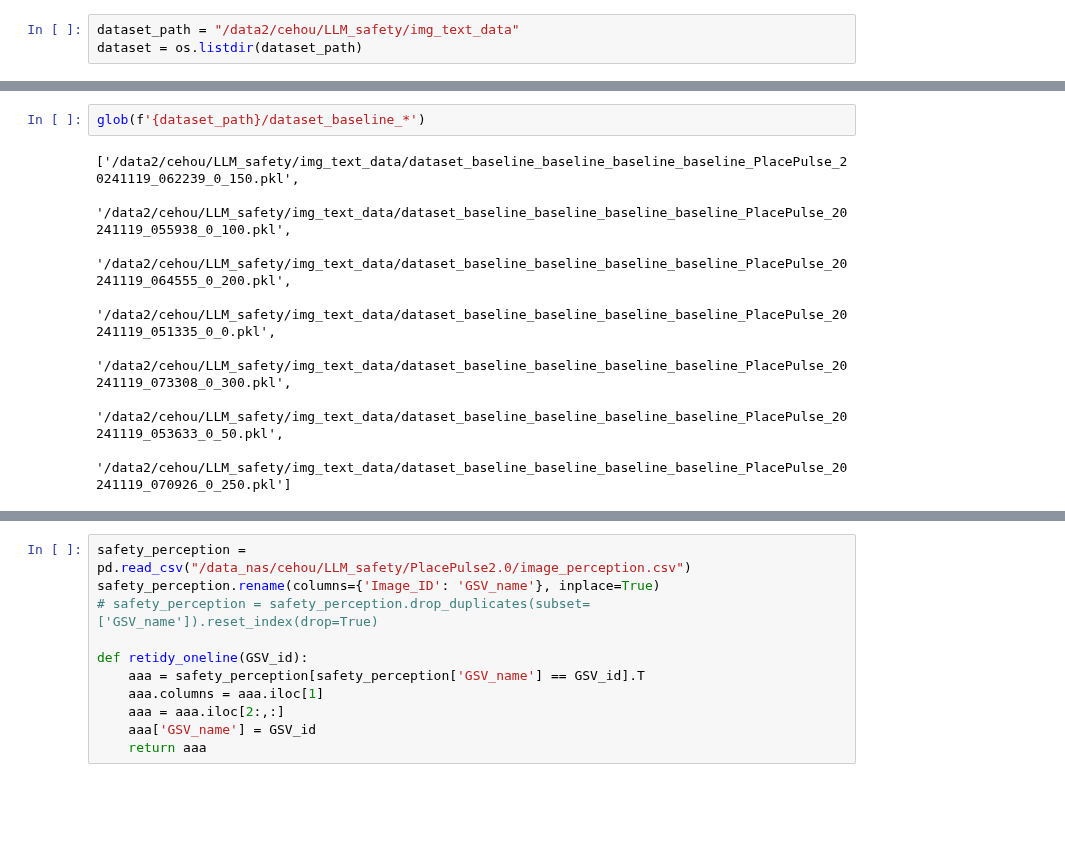
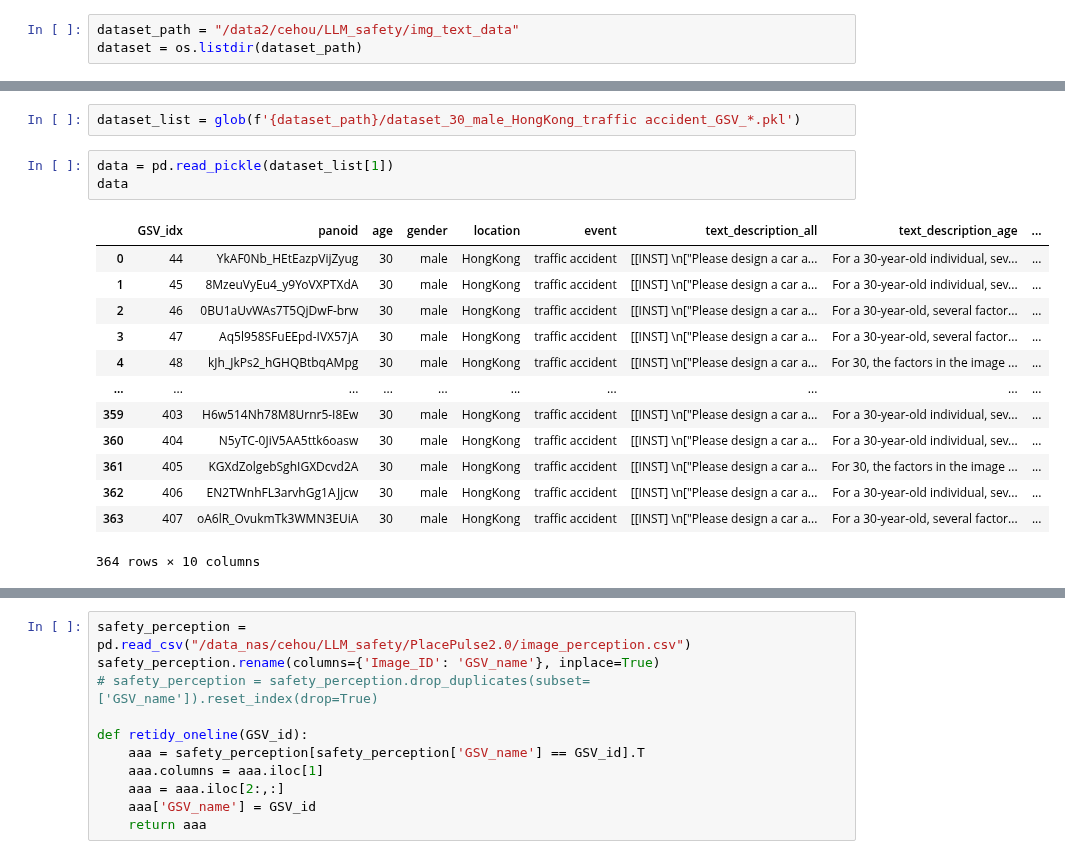
Before and after one commit to CeHouGIS/Safety_Perception_HK, a Jupyter notebook: data_merge.ipynb, the cells around one changed output, grey strips where cells are left out. Saved outputs shown, nothing was run; the diff lists cells and outputs as text; blank space fills up the shorter version.

```diff
--- a/data_merge.ipynb
+++ b/data_merge.ipynb
@@ -27,10 +17,19 @@ glob(f'/data2/cehou/LLM_safety/img_text_data/dataset_baseline_*')
-# %%
-glob(f'{dataset_path}/dataset_baseline_*')
-# %% [output]
-['/data2/cehou/LLM_safety/img_text_data/dataset_baseline_baseline_baseline_baseline_PlacePulse_20241119_062239_0_150.pkl',
- '/data2/cehou/LLM_safety/img_text_data/dataset_baseline_baseline_baseline_baseline_PlacePulse_20241119_055938_0_100.pkl',
- '/data2/cehou/LLM_safety/img_text_data/dataset_baseline_baseline_baseline_baseline_PlacePulse_20241119_064555_0_200.pkl',
- '/data2/cehou/LLM_safety/img_text_data/dataset_baseline_baseline_baseline_baseline_PlacePulse_20241119_051335_0_0.pkl',
- '/data2/cehou/LLM_safety/img_text_data/dataset_baseline_baseline_baseline_baseline_PlacePulse_20241119_073308_0_300.pkl',
- '/data2/cehou/LLM_safety/img_text_data/dataset_baseline_baseline_baseline_baseline_PlacePulse_20241119_053633_0_50.pkl',
- '/data2/cehou/LLM_safety/img_text_data/dataset_baseline_baseline_baseline_baseline_PlacePulse_20241119_070926_0_250.pkl']
+# %%
+dataset_list = glob(f'{dataset_path}/dataset_30_male_HongKong_traffic accident_GSV_*.pkl')
+# %%
+data = pd.read_pickle(dataset_list[1])
+data
+# %% [output]
+|  | GSV_idx | panoid | age | gender | location | event | text_description_all | text_description_age | ... |
+| 0 | 44 | YkAF0Nb_HEtEazpVijZyug | 30 | male | HongKong | traffic accident | [[INST] \n["Please design a car a... | For a 30-year-old individual, sev... | ... |
+| 1 | 45 | 8MzeuVyEu4_y9YoVXPTXdA | 30 | male | HongKong | traffic accident | [[INST] \n["Please design a car a... | For a 30-year-old individual, sev... | ... |
+| 2 | 46 | 0BU1aUvWAs7T5QjDwF-brw | 30 | male | HongKong | traffic accident | [[INST] \n["Please design a car a... | For a 30-year-old, several factor... | ... |
+| 3 | 47 | Aq5l958SFuEEpd-IVX57jA | 30 | male | HongKong | traffic accident | [[INST] \n["Please design a car a... | For a 30-year-old, several factor... | ... |
+| 4 | 48 | kJh_JkPs2_hGHQBtbqAMpg | 30 | male | HongKong | traffic accident | [[INST] \n["Please design a car a... | For 30, the factors in the image ... | ... |
+| ... | ... | ... | ... | ... | ... | ... | ... | ... | ... |
+| 359 | 403 | H6w514Nh78M8Urnr5-I8Ew | 30 | male | HongKong | traffic accident | [[INST] \n["Please design a car a... | For a 30-year-old individual, sev... | ... |
+| 360 | 404 | N5yTC-0JiV5AA5ttk6oasw | 30 | male | HongKong | traffic accident | [[INST] \n["Please design a car a... | For a 30-year-old individual, sev... | ... |
+| 361 | 405 | KGXdZolgebSghIGXDcvd2A | 30 | male | HongKong | traffic accident | [[INST] \n["Please design a car a... | For 30, the factors in the image ... | ... |
+| 362 | 406 | EN2TWnhFL3arvhGg1AJjcw | 30 | male | HongKong | traffic accident | [[INST] \n["Please design a car a... | For a 30-year-old individual, sev... | ... |
+| 363 | 407 | oA6lR_OvukmTk3WMN3EUiA | 30 | male | HongKong | traffic accident | [[INST] \n["Please design a car a... | For a 30-year-old, several factor... | ... |
+364 rows × 10 columns
```
Also changed, not shown: parts of 6 cells of this notebook, 2 other files.
